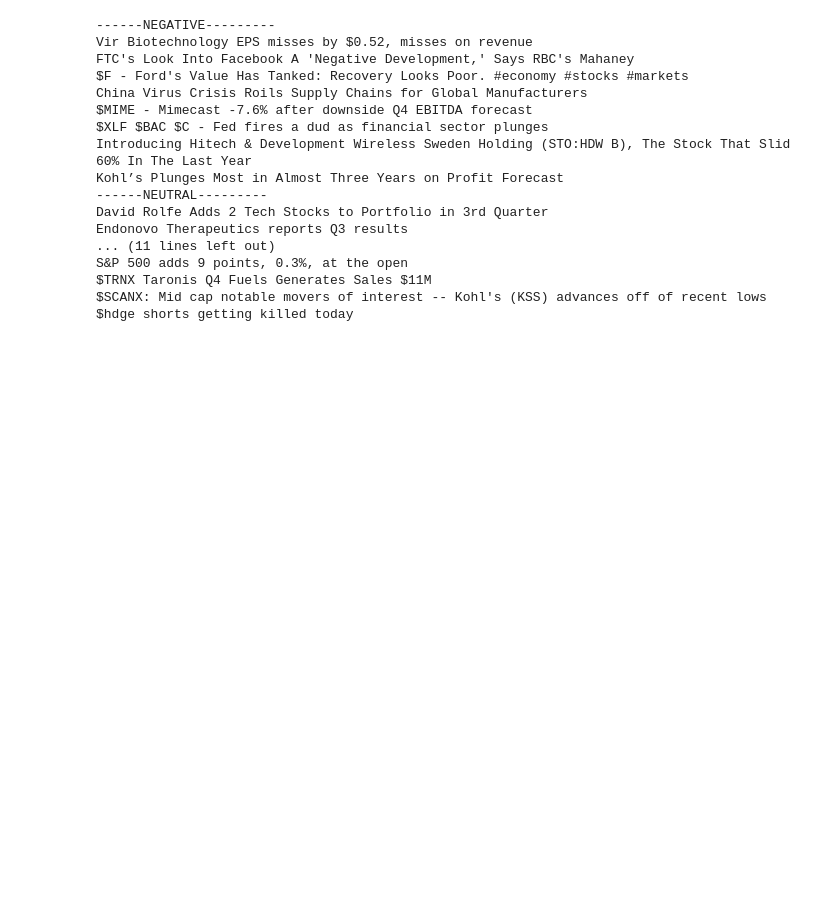
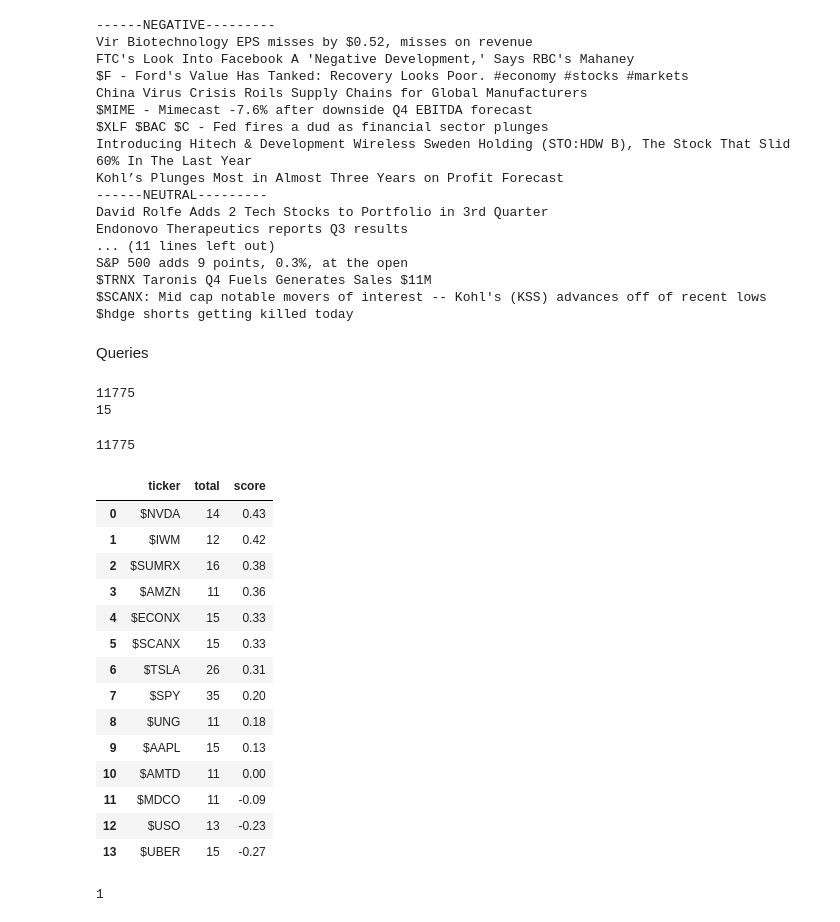
Before and after one commit to amitojbirah/finsent, a Jupyter notebook: notebook/01_eda.ipynb, the cells around one changed output. Drawn from its saved outputs; the diff is of its cells as text; code cells hidden in the pictures; blank space fills up the shorter version.

Commit message:
python psgress conn

```diff
--- a/notebook/01_eda.ipynb
+++ b/notebook/01_eda.ipynb
@@ -184,3 +184,45 @@ S&P 500 adds 9 points, 0.3%, at the open
 $TRNX Taronis Q4 Fuels Generates Sales $11M
 $SCANX: Mid cap notable movers of interest -- Kohl's (KSS) advances off of recent lows
 $hdge shorts getting killed today
+# %% [markdown]
+Queries
+# %%
+from finsent.db.engine import engine
+from sqlalchemy import text
+with engine.connect() as conn:
+    va=conn.execute(text("SELECT count(*) FROM tweets "))
+    print(va.scalar_one())
+with engine.connect() as conn:
+    va=conn.execute(text("SELECT count(*) FROM tweet_tickers where ticker=:ticker"), {"ticker": "$AAPL"})
+    print(va.scalar_one())
+# %% [output]
+11775
+15
+# %%
+from finsent.db.queries import count_tweets , ticker_scores , save_prediction
+print(count_tweets(engine))
+# %% [output]
+11775
+# %%
+ticker_scores(engine,10)
+# %% [output]
+|  | ticker | total | score |
+| 0 | $NVDA | 14 | 0.43 |
+| 1 | $IWM | 12 | 0.42 |
+| 2 | $SUMRX | 16 | 0.38 |
+| 3 | $AMZN | 11 | 0.36 |
+| 4 | $ECONX | 15 | 0.33 |
+| 5 | $SCANX | 15 | 0.33 |
+| 6 | $TSLA | 26 | 0.31 |
+| 7 | $SPY | 35 | 0.20 |
+| 8 | $UNG | 11 | 0.18 |
+| 9 | $AAPL | 15 | 0.13 |
+| 10 | $AMTD | 11 | 0.00 |
+| 11 | $MDCO | 11 | -0.09 |
+| 12 | $USO | 13 | -0.23 |
+| 13 | $UBER | 15 | -0.27 |
+# %%
+new_id = save_prediction(engine, "test tweet", "positive", 0.9, "test-v0")
+print(new_id)
+# %% [output]
+1
```
Also changed, not shown: 5 other files.
